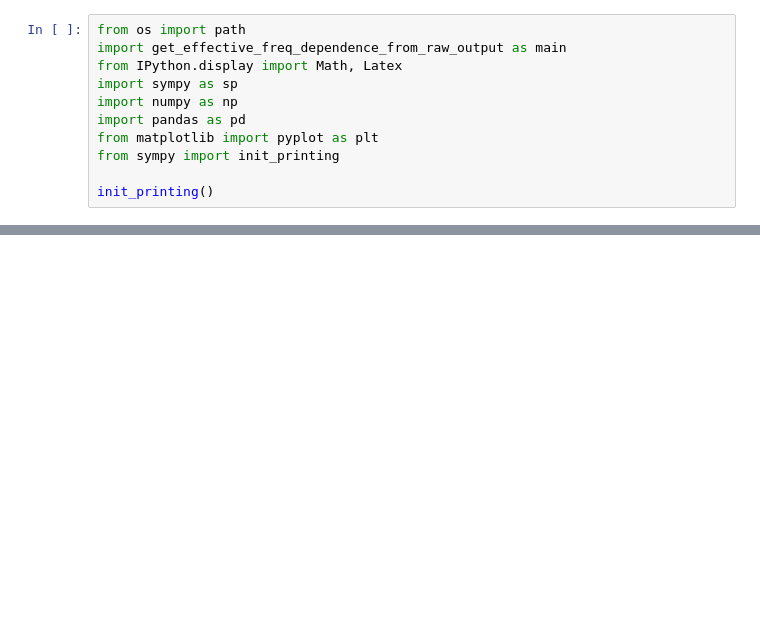
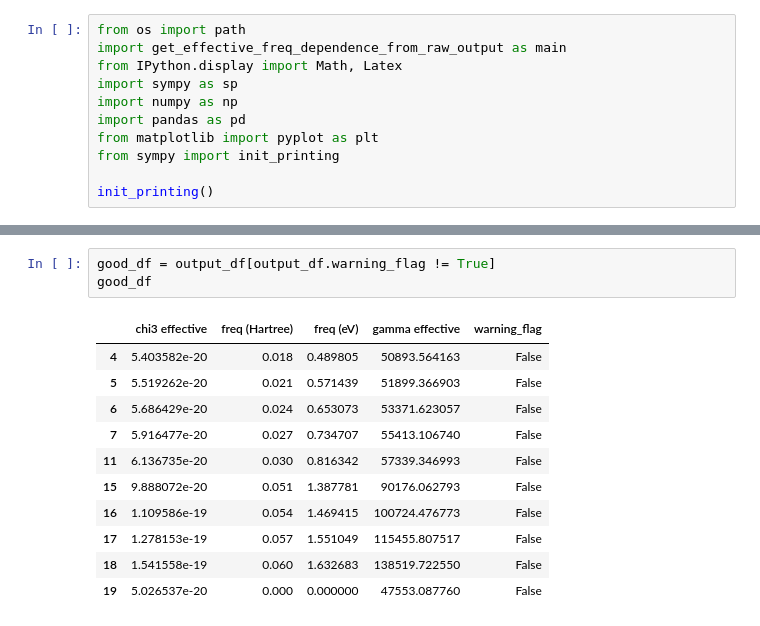
Before and after one commit to zifn/qchem_nitrobenzene, a Jupyter notebook: plotting freq dependence of chi3.ipynb, the cells around one changed output, grey strips where cells are left out. Saved outputs shown, nothing was run; the diff lists cells and outputs as text; blank space fills up the shorter version.

```diff
--- a/plotting freq dependence of chi3.ipynb
+++ b/plotting freq dependence of chi3.ipynb
@@ -51,2 +51,17 @@ saving data to -> NB_ground_state_freq_dependence\effective_chi3_freq_response_N
+# %%
+good_df = output_df[output_df.warning_flag != True]
+good_df
+# %% [output]
+|  | chi3 effective | freq (Hartree) | freq (eV) | gamma effective | warning_flag |
+| 4 | 5.403582e-20 | 0.018 | 0.489805 | 50893.564163 | False |
+| 5 | 5.519262e-20 | 0.021 | 0.571439 | 51899.366903 | False |
+| 6 | 5.686429e-20 | 0.024 | 0.653073 | 53371.623057 | False |
+| 7 | 5.916477e-20 | 0.027 | 0.734707 | 55413.106740 | False |
+| 11 | 6.136735e-20 | 0.030 | 0.816342 | 57339.346993 | False |
+| 15 | 9.888072e-20 | 0.051 | 1.387781 | 90176.062793 | False |
+| 16 | 1.109586e-19 | 0.054 | 1.469415 | 100724.476773 | False |
+| 17 | 1.278153e-19 | 0.057 | 1.551049 | 115455.807517 | False |
+| 18 | 1.541558e-19 | 0.060 | 1.632683 | 138519.722550 | False |
+| 19 | 5.026537e-20 | 0.000 | 0.000000 | 47553.087760 | False |
 # %%
 plt.plot(output_df['freq (Hartree)'], output_df['gamma effective'], 'bo')
```
Also changed, not shown: parts of 2 cells of this notebook, 5 other files.
